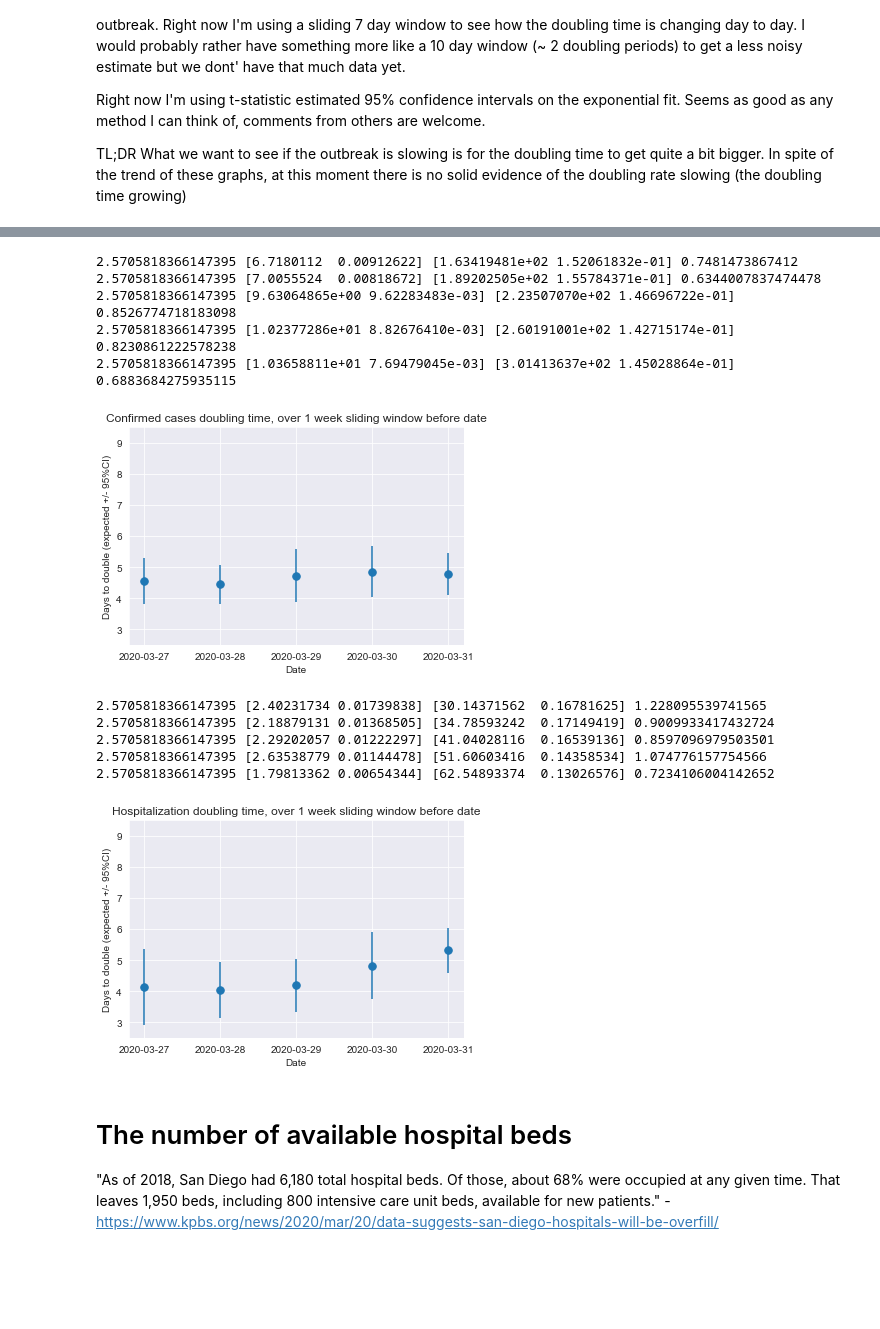
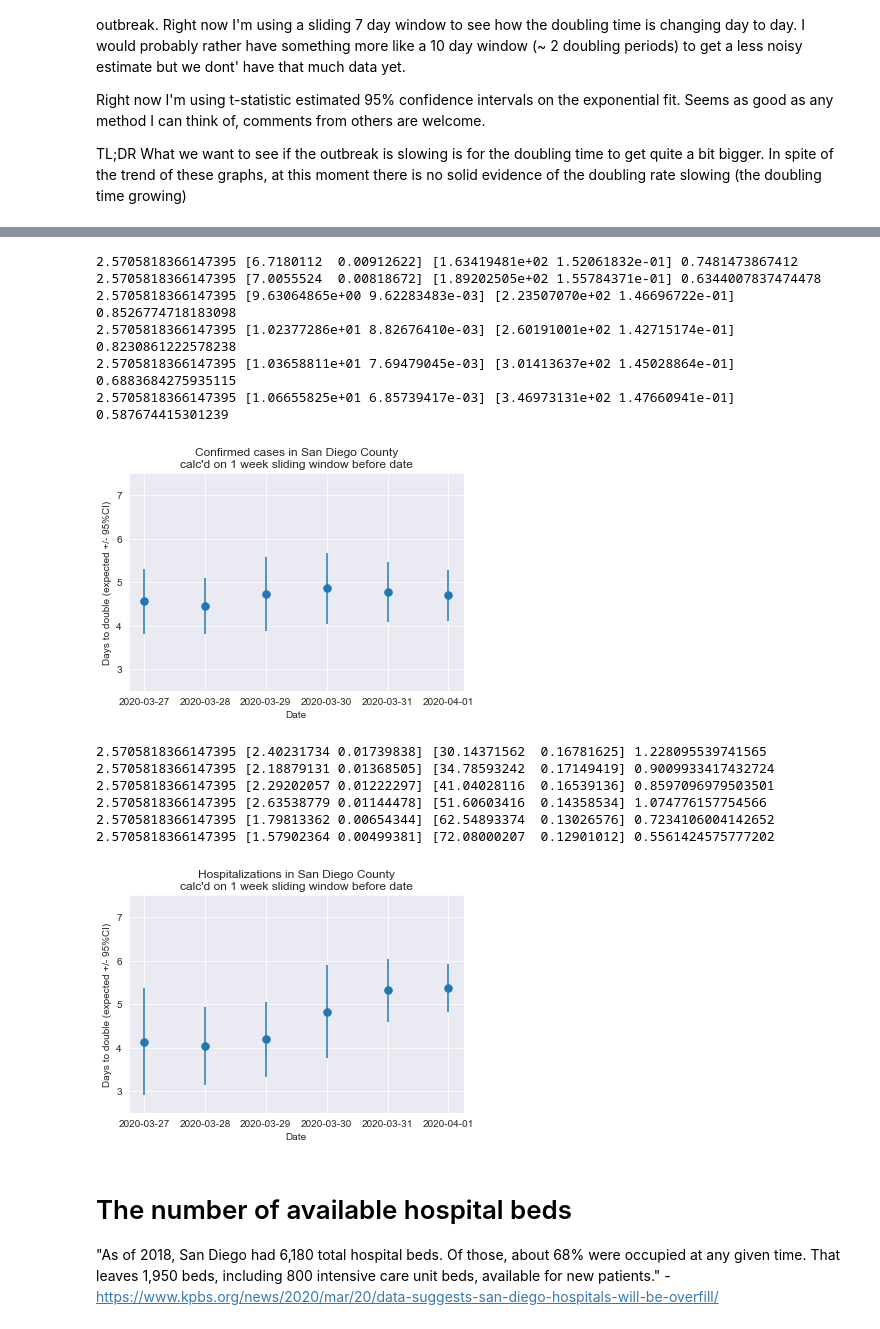
Before and after one commit to jasongfleischer/SanDiegoCountyCOVID19, a Jupyter notebook: San Diego Country Coronavirus History.ipynb, the cells around one changed output, grey strips where cells are left out. Drawn from its saved outputs; the diff is of its cells as text; code cells hidden in the pictures; blank space fills up the shorter version.

Commit message:
update for 4/1, still tweaking the visualizations for doubling time change

```diff
--- a/San Diego Country Coronavirus History.ipynb
+++ b/San Diego Country Coronavirus History.ipynb
@@ -231,33 +236,34 @@ Max likelihood estimate: 5.144 days
 # %%
 
 # So the 27thth is the first date I'd trust since that elimantes the big delta of the 1st data point on the 20th.
 
 start_calc = '2020-03-27'
 ex = []
 er = []
 ix = []
 
 # calc doubling time in a sliding window backwards 1 week for each day
 for day in cases[start_calc:].index:
     todate = day
     fromdate = (pd.Timestamp(day)-pd.Timedelta('6 days')).isoformat().split('T')[0]
     doubling_time, ci95, case_p_est, case_p_cov = estimate_doubling_time(cases[fromdate:todate])
     ex.append( doubling_time )
     er.append( ci95 )
     ix.append( day )
 plt.errorbar( ix, ex, yerr=er, fmt='.', markersize=15)
-plt.title('Confirmed cases doubling time, over 1 week sliding window before date')
+plt.title('Confirmed cases in San Diego County\ncalc\'d on 1 week sliding window before date')
 plt.ylabel('Days to double (expected +/- 95%CI)')
 plt.xlabel('Date')
-plt.ylim([2.5, 9.5])
+plt.ylim([2.5, 7.5])
 plt.show()
 # %% [output]
 2.5705818366147395 [6.7180112  0.00912622] [1.63419481e+02 1.52061832e-01] 0.7481473867412
 2.5705818366147395 [7.0055524  0.00818672] [1.89202505e+02 1.55784371e-01] 0.6344007837474478
 2.5705818366147395 [9.63064865e+00 9.62283483e-03] [2.23507070e+02 1.46696722e-01] 0.8526774718183098
 2.5705818366147395 [1.02377286e+01 8.82676410e-03] [2.60191001e+02 1.42715174e-01] 0.8230861222578238
 2.5705818366147395 [1.03658811e+01 7.69479045e-03] [3.01413637e+02 1.45028864e-01] 0.6883684275935115
+2.5705818366147395 [1.06655825e+01 6.85739417e-03] [3.46973131e+02 1.47660941e-01] 0.587674415301239
-[figure, old version]
+[figure, new version]
 # %%
 #hospitalizations has a weird negative change on the 23rd, I'm guessing using anything before that will be bad;
 # So the 30th is the first date I'd trust
@@ -276,10 +282,10 @@ for day in hospitalizations[start_calc:].index:
     er.append( ci95 )
     ix.append( day )
 plt.errorbar( ix, ex, yerr=er, fmt='.', markersize=15)
-plt.title('Hospitalization doubling time, over 1 week sliding window before date')
+plt.title('Hospitalizations in San Diego County\ncalc\'d on 1 week sliding window before date')
 plt.ylabel('Days to double (expected +/- 95%CI)')
 plt.xlabel('Date')
-plt.ylim([2.5, 9.5])
+plt.ylim([2.5, 7.5])
 plt.show()
 # %% [output]
 2.5705818366147395 [2.40231734 0.01739838] [30.14371562  0.16781625] 1.228095539741565
@@ -287,7 +293,8 @@ plt.show()
 2.5705818366147395 [2.29202057 0.01222297] [41.04028116  0.16539136] 0.8597096979503501
 2.5705818366147395 [2.63538779 0.01144478] [51.60603416  0.14358534] 1.074776157754566
 2.5705818366147395 [1.79813362 0.00654344] [62.54893374  0.13026576] 0.7234106004142652
+2.5705818366147395 [1.57902364 0.00499381] [72.08000207  0.12901012] 0.5561424575777202
-[figure, old version]
+[figure, new version]
 # %% [markdown]
 # The number of available hospital beds
 "As of 2018, San Diego had 6,180 total hospital beds. Of those, about 68% were occupied at any given time. That leaves 1,950 beds, including 800 intensive care unit beds, available for new patients." - https://www.kpbs.org/news/2020/mar/20/data-suggests-san-diego-hospitals-will-be-overfill/
```
Also changed, not shown: parts of 11 cells of this notebook, 2 other files.
